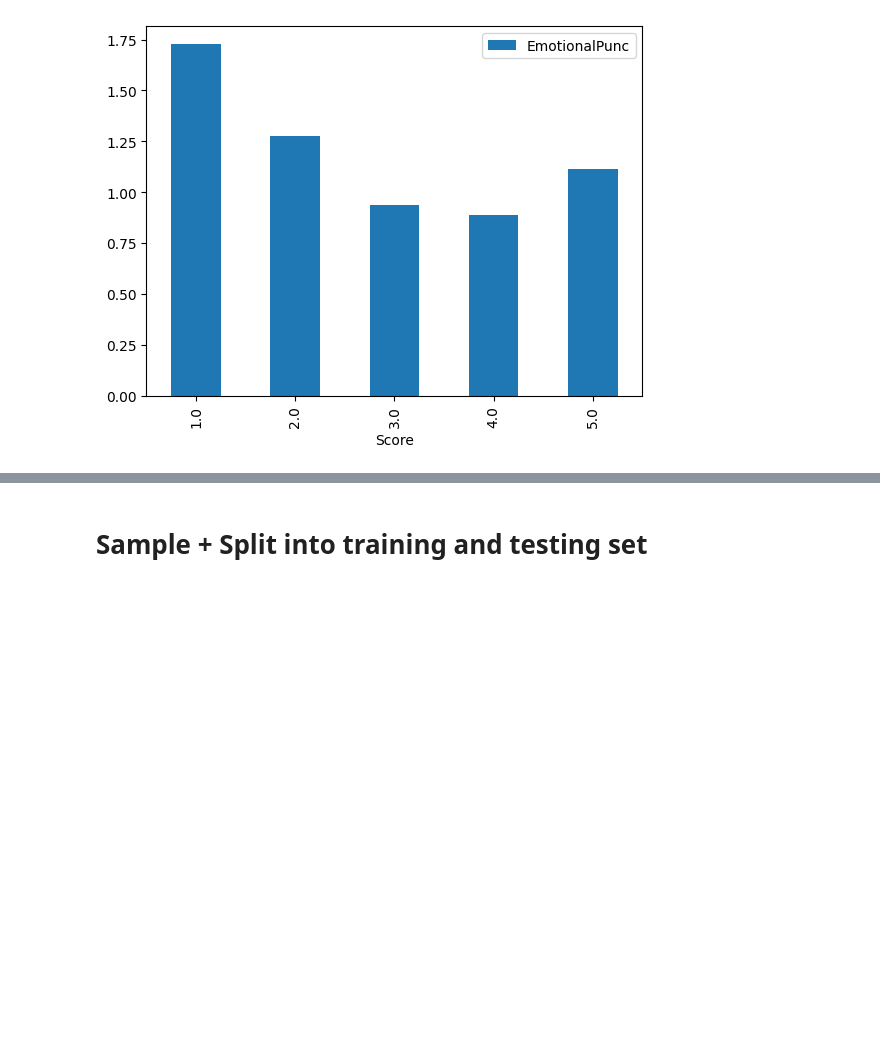
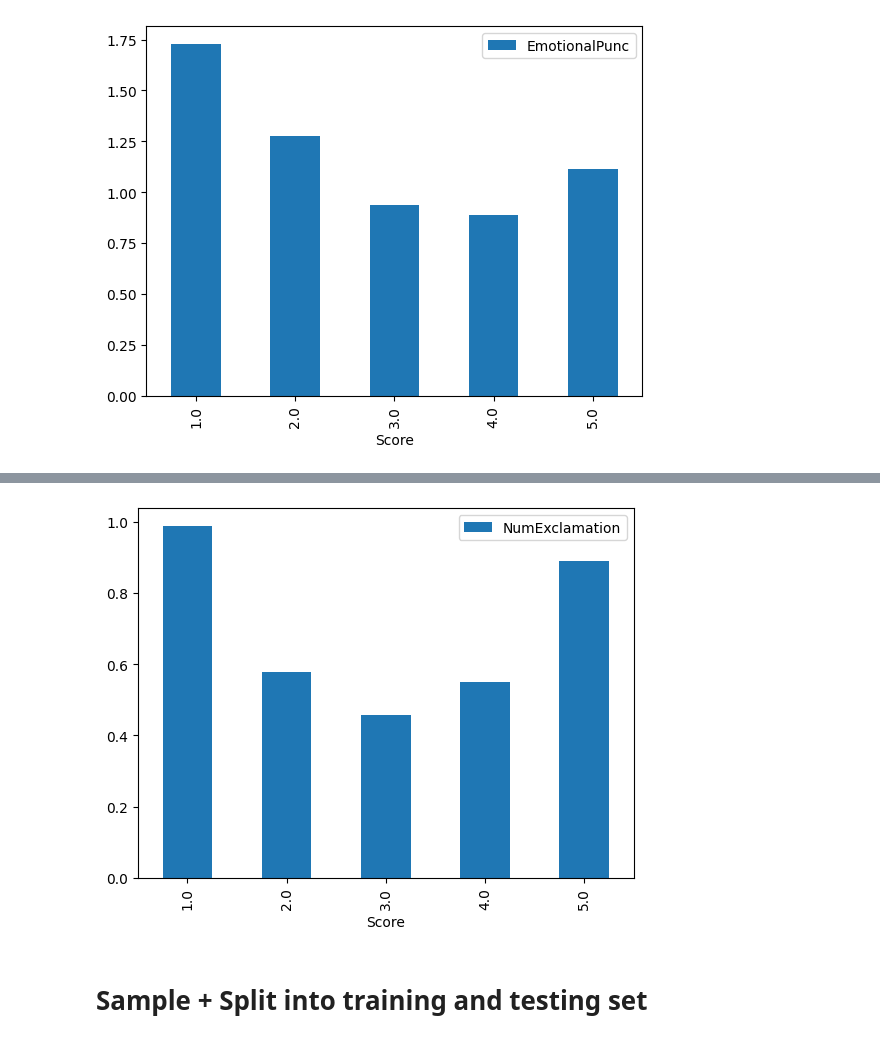
Before and after one commit to SeanRMcC/mccartys-midterm, a Jupyter notebook: starter_code.ipynb, the cells around one changed output, grey strips where cells are left out. Cells and saved outputs as stored; diff of their text form; code cells hidden in the pictures; blank space fills up the shorter version.

```diff
--- a/starter_code.ipynb
+++ b/starter_code.ipynb
@@ -99,3 +115,8 @@ plt.show()
+# %%
+X_train[["Score", "NumExclamation"]].groupby("Score").mean().plot(kind="bar")
+plt.show()
+# %% [output]
+[figure, added]
 # %% [markdown]
 # Sample + Split into training and testing set
 # %%
```
Also changed, not shown: parts of 3 cells of this notebook.
